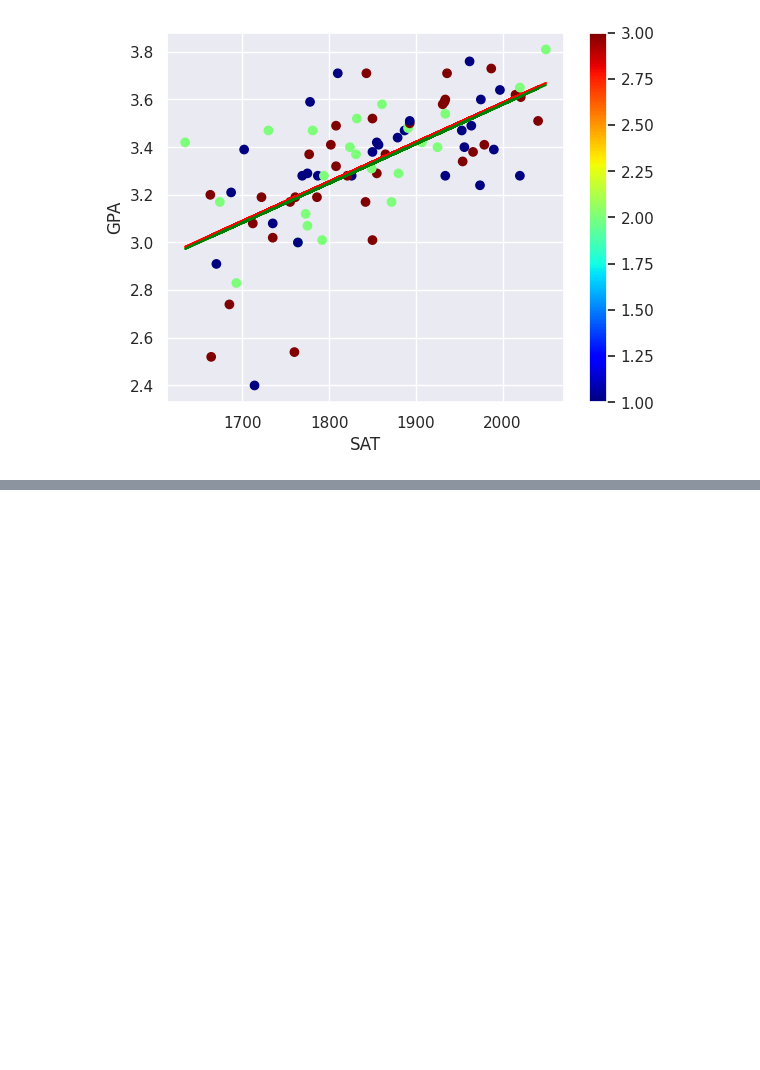
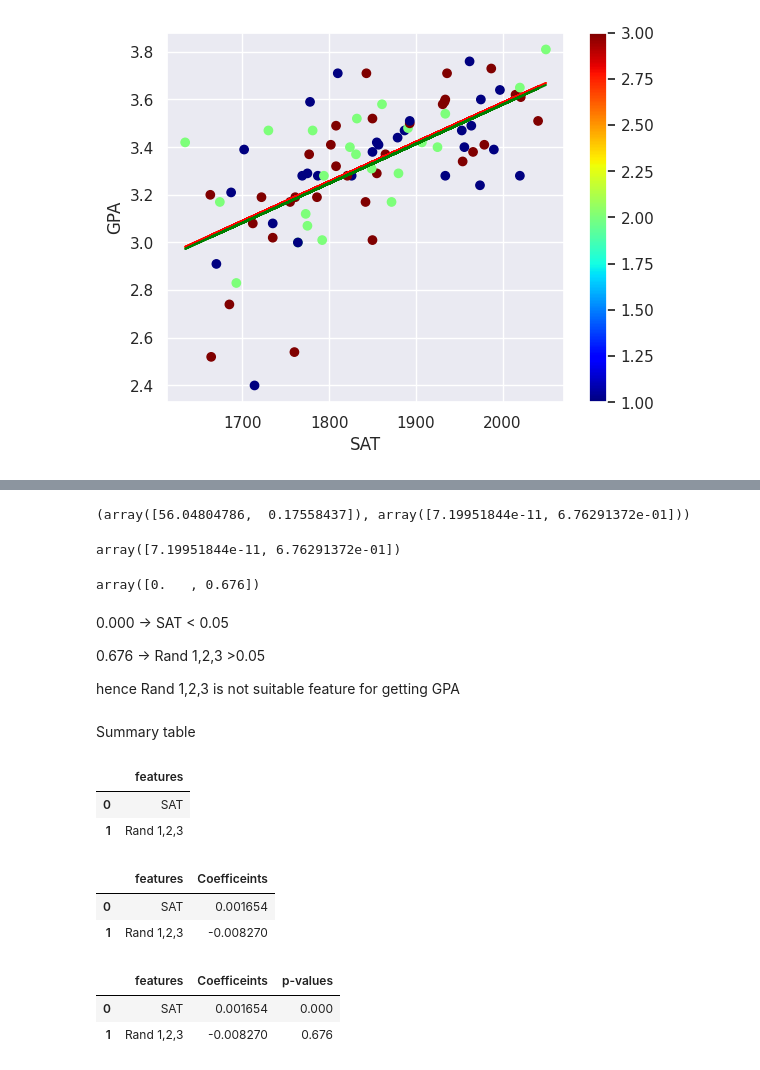
Before and after one commit to Hirusha99/Regression, a Jupyter notebook: Multiple_Linear_Regression.ipynb, the cells around one changed output, grey strips where cells are left out. Cells and saved outputs as stored; diff of their text form; code cells hidden in the pictures; blank space fills up the shorter version.

```diff
--- a/Multiple_Linear_Regression.ipynb
+++ b/Multiple_Linear_Regression.ipynb
@@ -154,0 +160,42 @@ plt.show()
+# %%
+f_regression(x,y)
+# %% [output]
+(array([56.04804786,  0.17558437]), array([7.19951844e-11, 6.76291372e-01]))
+# %%
+p_value = f_regression(x,y)[1]
+p_value
+# %% [output]
+array([7.19951844e-11, 6.76291372e-01])
+# %%
+p_value.round(3)
+# %% [output]
+array([0.   , 0.676])
+# %% [markdown]
+0.000 -> SAT < 0.05
+
+0.676 -> Rand 1,2,3 >0.05
+
+hence Rand 1,2,3 is not suitable feature for getting GPA
+# %% [markdown]
+Summary table
+# %%
+reg_summary = pd.DataFrame(x.columns.values,columns=['features'])
+reg_summary
+# %% [output]
+|  | features |
+| 0 | SAT |
+| 1 | Rand 1,2,3 |
+# %%
+reg_summary['Coefficeints'] = beeta
+reg_summary
+# %% [output]
+|  | features | Coefficeints |
+| 0 | SAT | 0.001654 |
+| 1 | Rand 1,2,3 | -0.008270 |
+# %%
+reg_summary ['p-values'] = p_value.round(3)
+reg_summary
+# %% [output]
+|  | features | Coefficeints | p-values |
+| 0 | SAT | 0.001654 | 0.000 |
+| 1 | Rand 1,2,3 | -0.008270 | 0.676 |
```
Also changed, not shown: parts of 3 cells of this notebook.
